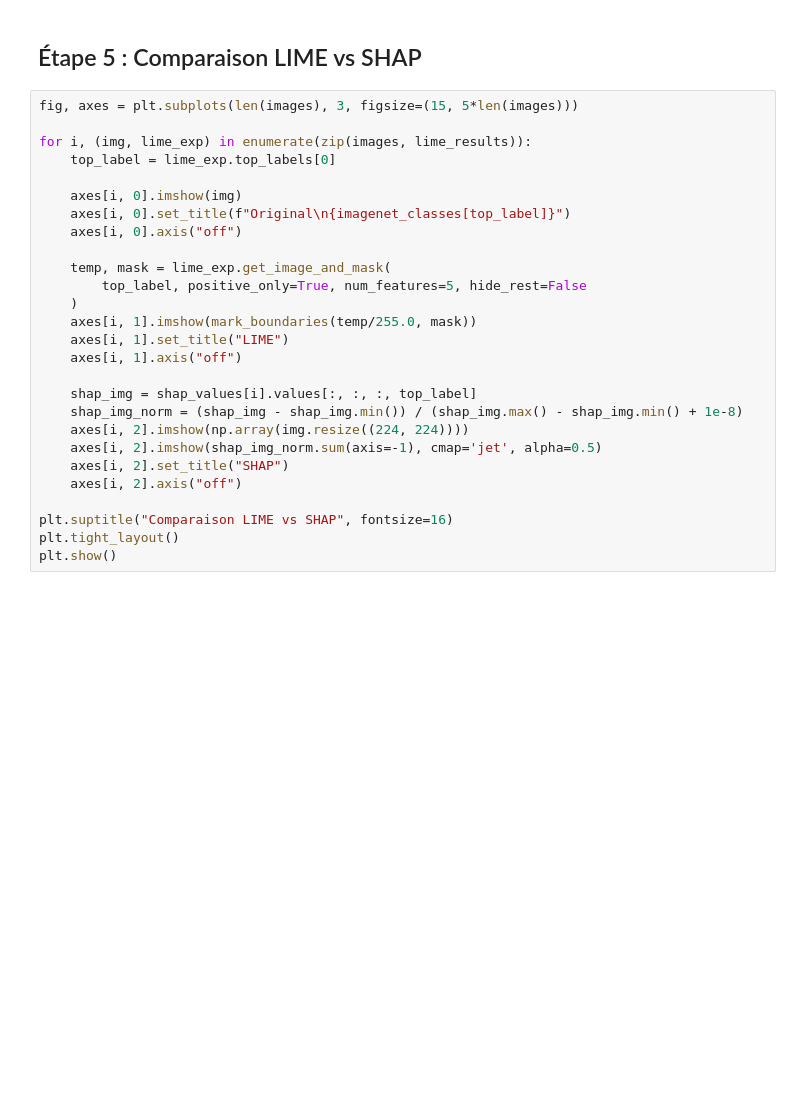
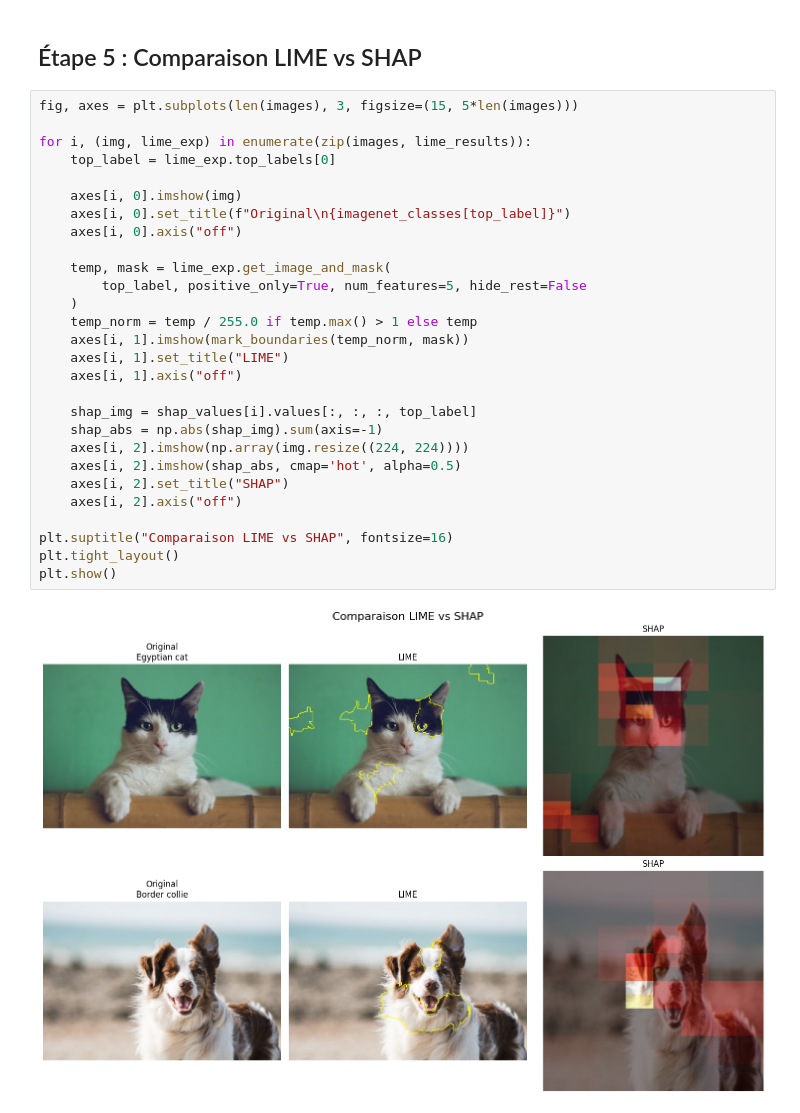
Before and after one commit to Rayandri/SSL26, a Jupyter notebook: Copie_de_TP_Explicabilité.ipynb, the cells around one changed output. Saved outputs shown, nothing was run; the diff lists cells and outputs as text; blank space fills up the shorter version.

```diff
--- a/Copie_de_TP_Explicabilité.ipynb
+++ b/Copie_de_TP_Explicabilité.ipynb
@@ -275,27 +284,30 @@ shap.image_plot(shap_values)
 # %%
 fig, axes = plt.subplots(len(images), 3, figsize=(15, 5*len(images)))
 
 for i, (img, lime_exp) in enumerate(zip(images, lime_results)):
     top_label = lime_exp.top_labels[0]
 
     axes[i, 0].imshow(img)
     axes[i, 0].set_title(f"Original\n{imagenet_classes[top_label]}")
     axes[i, 0].axis("off")
 
     temp, mask = lime_exp.get_image_and_mask(
         top_label, positive_only=True, num_features=5, hide_rest=False
     )
-    axes[i, 1].imshow(mark_boundaries(temp/255.0, mask))
+    temp_norm = temp / 255.0 if temp.max() > 1 else temp
+    axes[i, 1].imshow(mark_boundaries(temp_norm, mask))
     axes[i, 1].set_title("LIME")
     axes[i, 1].axis("off")
 
     shap_img = shap_values[i].values[:, :, :, top_label]
-    shap_img_norm = (shap_img - shap_img.min()) / (shap_img.max() - shap_img.min() + 1e-8)
+    shap_abs = np.abs(shap_img).sum(axis=-1)
     axes[i, 2].imshow(np.array(img.resize((224, 224))))
-    axes[i, 2].imshow(shap_img_norm.sum(axis=-1), cmap='jet', alpha=0.5)
+    axes[i, 2].imshow(shap_abs, cmap='hot', alpha=0.5)
     axes[i, 2].set_title("SHAP")
     axes[i, 2].axis("off")
 
 plt.suptitle("Comparaison LIME vs SHAP", fontsize=16)
 plt.tight_layout()
 plt.show()
+# %% [output]
+[figure, added]
```
Also changed, not shown: parts of 4 cells of this notebook, 1 other file.
